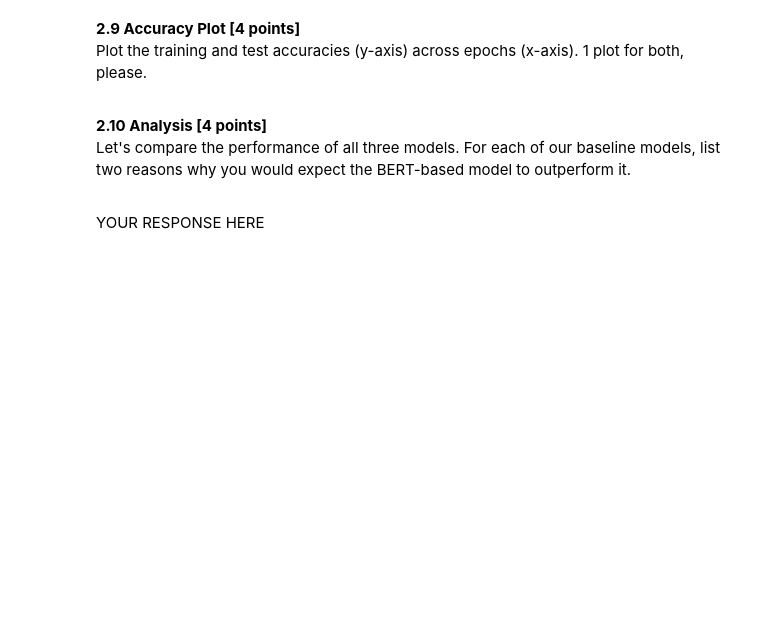
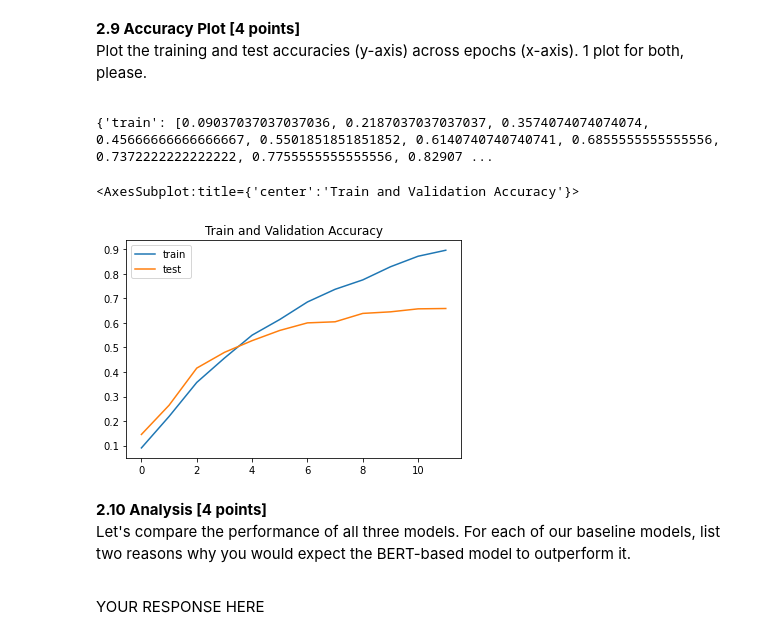
Before and after one commit to juliosol/CS115B-NLP, a Jupyter notebook: hw3/CS287_HW3_student.ipynb, the cells around one changed output. Cells and saved outputs as stored; diff of their text form; code cells hidden in the pictures; blank space fills up the shorter version.

```diff
--- a/hw3/CS287_HW3_student.ipynb
+++ b/hw3/CS287_HW3_student.ipynb
@@ -1043,7 +1095,7 @@ from torch.optim import Adam
 # TODO: train the model!
 loss_function = CrossEntropyLoss()
 optimizer =  Adam(final_model.parameters(), lr=0.00001)#, weight_decay=0.0001)
-epochs = 10
+epochs = 12
 
 losses = {
     'train': [], # keep track of your losses in these lists
@@ -1102,22 +1154,10 @@ for epoch in range(epochs):
             new_n_correct = compute_n_correct(test_logit_output, test_targets)
             n_correct += new_n_correct
 
-    test_losses.append(running_loss / len(test_ds))
-    test_accs.append(n_correct / len(test_ds))
+    losses['test'].append(running_loss / len(test_ds))
+    accuracies['test'].append(n_correct / len(test_ds))
     print(f"Epoch {epoch+1}/{epochs} Test Loss: {running_loss / len(test_ds)}")
     print(f"Epoch {epoch+1}/{epochs} Test Accuracy: {n_correct / len(test_ds)}" )
 
-
-
-    #print('Epoch %d, training loss: %.3f, training accuracy: %.3f' %
-    #        (epoch + 1, running_loss/len(train_dl), avg_training_acc/len(train_dl)))
-    #print('Epoch %d, testing loss: %.3f, testing accuracy: %.3f' %
-    #        (epoch + 1, test_loss/len(test_dl), avg_testing_acc/len(test_dl)))
-
-    #losses['train'].append(running_loss/len(train_dl))
-    #losses['test'].append(test_running_loss/len(test_dl))
-    #accuracies['train'].append(avg_training_acc/len(train_dl))
-    #accuracies['test'].append(avg_testing_acc/len(test_dl))
-
 print("Finished Training")
 # %% [output]
@@ -1135,3 +1201,11 @@ raise NotImplementedError   # TODO: implement
+# %%
+# optionally plot your losses
+print(accuracies)
+pd.DataFrame(accuracies).plot(title='Train and Validation Accuracy')
+# %% [output]
+{'train': [0.09037037037037036, 0.2187037037037037, 0.3574074074074074, 0.45666666666666667, 0.5501851851851852, 0.6140740740740741, 0.6855555555555556, 0.7372222222222222, 0.7755555555555556, 0.82907 ...
+<AxesSubplot:title={'center':'Train and Validation Accuracy'}>
+[figure, added]
 # %% [markdown]
 <div class='q_lightpurp'> <b>2.10 Analysis [4 points]</b>
 
```
Also changed, not shown: parts of 26 cells of this notebook.
